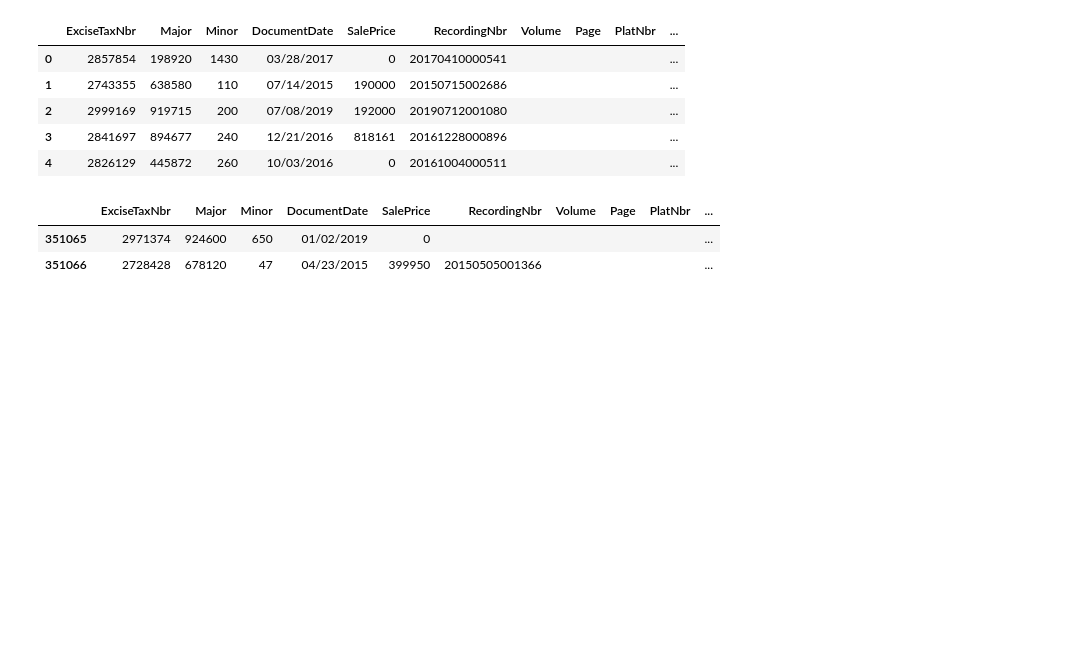
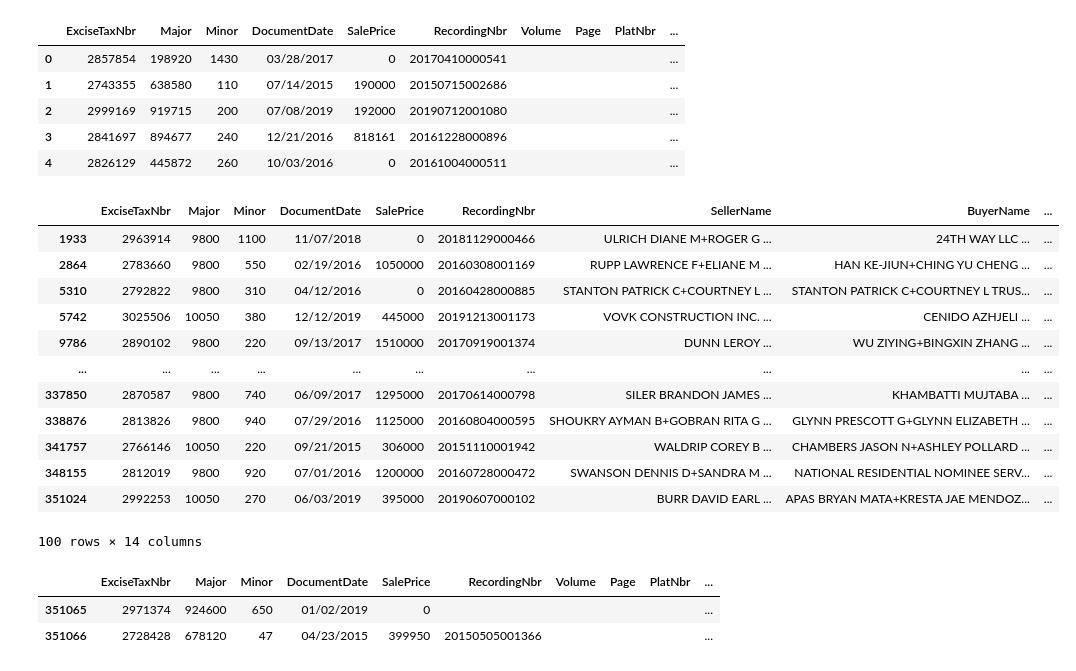
Before and after one commit to samtuleen/King-County-Home-Price-Predictors, a Jupyter notebook: notebooks/exploratory/Predicting-Most-Valuable-Home-Projects-In-King-County-Analysis.ipynb, the cells around one changed output. Saved outputs shown, nothing was run; the diff lists cells and outputs as text; code cells hidden in the pictures; blank space fills up the shorter version.

```diff
--- a/notebooks/exploratory/Predicting-Most-Valuable-Home-Projects-In-King-County-Analysis.ipynb
+++ b/notebooks/exploratory/Predicting-Most-Valuable-Home-Projects-In-King-County-Analysis.ipynb
@@ -105,6 +105,24 @@ df.head()
 | 2 | 2999169 | 919715 | 200 | 07/08/2019 | 192000 | 20190712001080 |  |  |  | ... |
 | 3 | 2841697 | 894677 | 240 | 12/21/2016 | 818161 | 20161228000896 |  |  |  | ... |
 | 4 | 2826129 | 445872 | 260 | 10/03/2016 | 0 | 20161004000511 |  |  |  | ... |
+# %%
+values=[9800, 10050]
+filtered_df = df[df.Major.isin(values)]
+filtered_df
+# %% [output]
+|  | ExciseTaxNbr | Major | Minor | DocumentDate | SalePrice | RecordingNbr | SellerName | BuyerName | ... |
+| 1933 | 2963914 | 9800 | 1100 | 11/07/2018 | 0 | 20181129000466 | ULRICH DIANE M+ROGER G ... | 24TH WAY LLC ... | ... |
+| 2864 | 2783660 | 9800 | 550 | 02/19/2016 | 1050000 | 20160308001169 | RUPP LAWRENCE F+ELIANE M ... | HAN KE-JIUN+CHING YU CHENG ... | ... |
+| 5310 | 2792822 | 9800 | 310 | 04/12/2016 | 0 | 20160428000885 | STANTON PATRICK C+COURTNEY L ... | STANTON PATRICK C+COURTNEY L TRUS... | ... |
+| 5742 | 3025506 | 10050 | 380 | 12/12/2019 | 445000 | 20191213001173 | VOVK CONSTRUCTION INC. ... | CENIDO AZHJELI ... | ... |
+| 9786 | 2890102 | 9800 | 220 | 09/13/2017 | 1510000 | 20170919001374 | DUNN LEROY ... | WU ZIYING+BINGXIN ZHANG ... | ... |
+| ... | ... | ... | ... | ... | ... | ... | ... | ... | ... |
+| 337850 | 2870587 | 9800 | 740 | 06/09/2017 | 1295000 | 20170614000798 | SILER BRANDON JAMES ... | KHAMBATTI MUJTABA ... | ... |
+| 338876 | 2813826 | 9800 | 940 | 07/29/2016 | 1125000 | 20160804000595 | SHOUKRY AYMAN B+GOBRAN RITA G ... | GLYNN PRESCOTT G+GLYNN ELIZABETH ... | ... |
+| 341757 | 2766146 | 10050 | 220 | 09/21/2015 | 306000 | 20151110001942 | WALDRIP COREY B ... | CHAMBERS JASON N+ASHLEY POLLARD ... | ... |
+| 348155 | 2812019 | 9800 | 920 | 07/01/2016 | 1200000 | 20160728000472 | SWANSON DENNIS D+SANDRA M ... | NATIONAL RESIDENTIAL NOMINEE SERV... | ... |
+| 351024 | 2992253 | 10050 | 270 | 06/03/2019 | 395000 | 20190607000102 | BURR DAVID EARL ... | APAS BRYAN MATA+KRESTA JAE MENDOZ... | ... |
+100 rows × 14 columns
 # %%
 df.tail(2)
 # %% [output]
```
Also changed, not shown: parts of 21 cells of this notebook.
